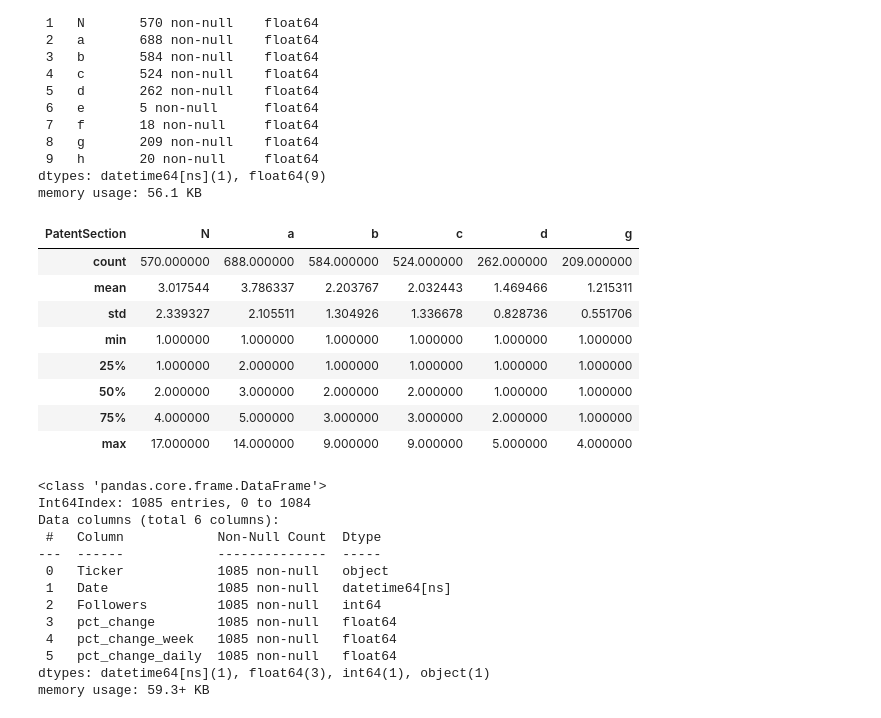
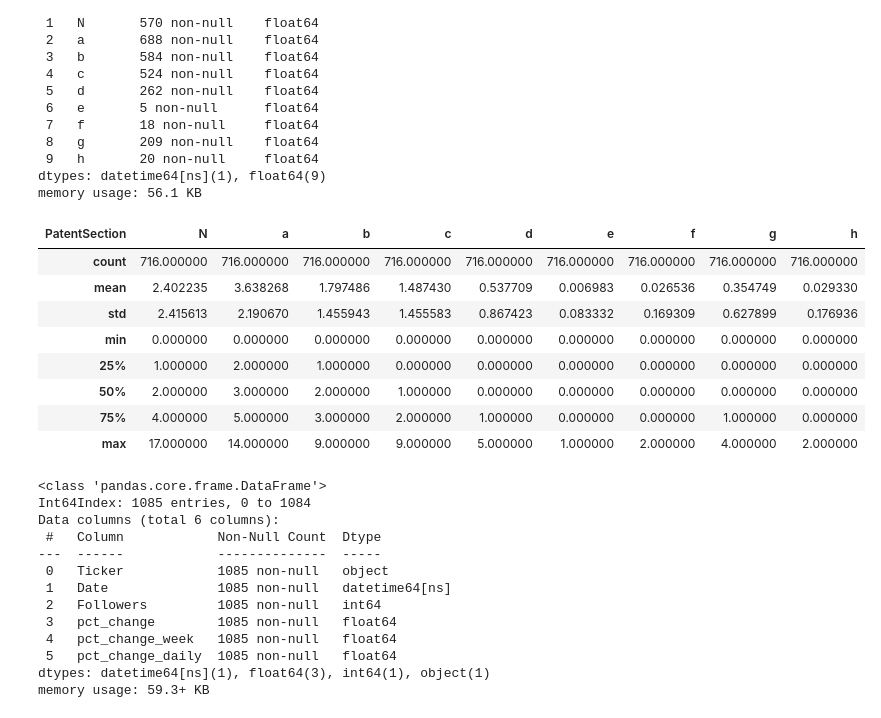
Before and after one commit to xtrabyte-consulting/alt-trading-signals, a Jupyter notebook: UnionsAllLive/OptimalUnionSet.ipynb, the cells around one changed output. Cells and saved outputs as stored; diff of their text form; code cells hidden in the pictures.

```diff
--- a/UnionsAllLive/OptimalUnionSet.ipynb
+++ b/UnionsAllLive/OptimalUnionSet.ipynb
@@ -227,7 +245,7 @@ pg_patents['PatentSection'] = pg_patents.IPC.str.slice(0, 1)
 pg_patents['PatentClass'] = pg_patents.IPC.str.slice(1, 3)
 pg_patents['PatentSubclass'] = pg_patents.IPC.str.slice(3, 4)
 # %%
-pg_patents.drop(columns=['IPC', 'PatentSubclass'], inplace=True)
+pg_patents.drop(columns=['IPC', 'PatentSubclass', 'PatentClass'], inplace=True)
 pg_patents.info()
 # %% [output]
 <class 'pandas.core.frame.DataFrame'>
@@ -244,5 +261,4 @@ memory usage: 142.9+ KB
 # %%
-pg_patents.drop(columns=['PatentClass'], inplace=True)
 pg_patents = pg_patents.groupby(['Date', 'PatentSection']).agg({'PatentCount': 'sum'}).reset_index()
-pg_patents.info()
+pg_patents.head()
 # %% [output]
@@ -288,18 +300,18 @@ Data columns (total 10 columns):
 dtypes: datetime64[ns](1), float64(9)
 memory usage: 56.1 KB
 # %%
-pg_patents.drop(columns=['e', 'f', 'h'], inplace=True)
+pg_patents.fillna(0, inplace=True)
 pg_patents.describe()
 # %% [output]
-| PatentSection | N | a | b | c | d | g |
-| count | 570.000000 | 688.000000 | 584.000000 | 524.000000 | 262.000000 | 209.000000 |
-| mean | 3.017544 | 3.786337 | 2.203767 | 2.032443 | 1.469466 | 1.215311 |
-| std | 2.339327 | 2.105511 | 1.304926 | 1.336678 | 0.828736 | 0.551706 |
-| min | 1.000000 | 1.000000 | 1.000000 | 1.000000 | 1.000000 | 1.000000 |
-| 25% | 1.000000 | 2.000000 | 1.000000 | 1.000000 | 1.000000 | 1.000000 |
-| 50% | 2.000000 | 3.000000 | 2.000000 | 2.000000 | 1.000000 | 1.000000 |
-| 75% | 4.000000 | 5.000000 | 3.000000 | 3.000000 | 2.000000 | 1.000000 |
-| max | 17.000000 | 14.000000 | 9.000000 | 9.000000 | 5.000000 | 4.000000 |
+| PatentSection | N | a | b | c | d | e | f | g | h |
+| count | 716.000000 | 716.000000 | 716.000000 | 716.000000 | 716.000000 | 716.000000 | 716.000000 | 716.000000 | 716.000000 |
+| mean | 2.402235 | 3.638268 | 1.797486 | 1.487430 | 0.537709 | 0.006983 | 0.026536 | 0.354749 | 0.029330 |
+| std | 2.415613 | 2.190670 | 1.455943 | 1.455583 | 0.867423 | 0.083332 | 0.169309 | 0.627899 | 0.176936 |
+| min | 0.000000 | 0.000000 | 0.000000 | 0.000000 | 0.000000 | 0.000000 | 0.000000 | 0.000000 | 0.000000 |
+| 25% | 1.000000 | 2.000000 | 1.000000 | 0.000000 | 0.000000 | 0.000000 | 0.000000 | 0.000000 | 0.000000 |
+| 50% | 2.000000 | 3.000000 | 2.000000 | 1.000000 | 0.000000 | 0.000000 | 0.000000 | 0.000000 | 0.000000 |
+| 75% | 4.000000 | 5.000000 | 3.000000 | 2.000000 | 1.000000 | 0.000000 | 0.000000 | 1.000000 | 0.000000 |
+| max | 17.000000 | 14.000000 | 9.000000 | 9.000000 | 5.000000 | 1.000000 | 2.000000 | 4.000000 | 2.000000 |
 # %%
 pg_twitter.dropna(inplace=True)
 pg_twitter['Date'] = pd.to_datetime(pg_twitter['Date'])
```
Also changed, not shown: parts of 37 cells of this notebook.
